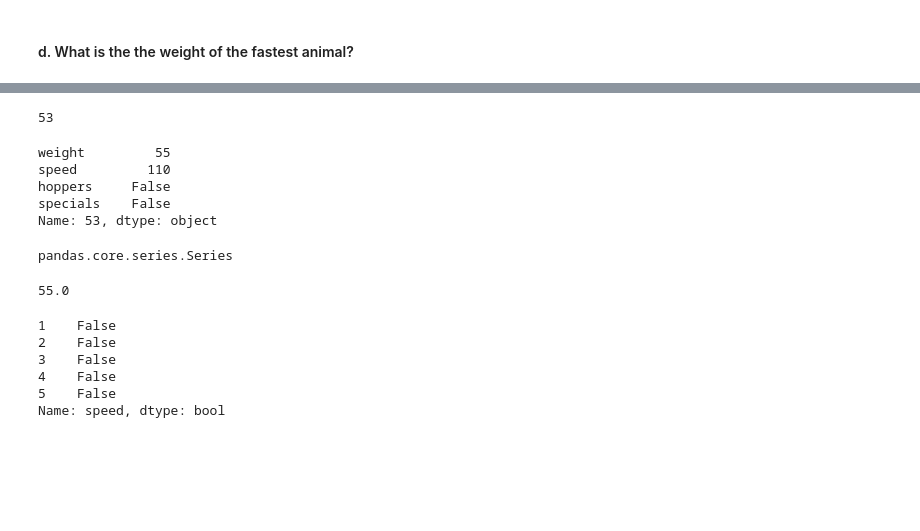
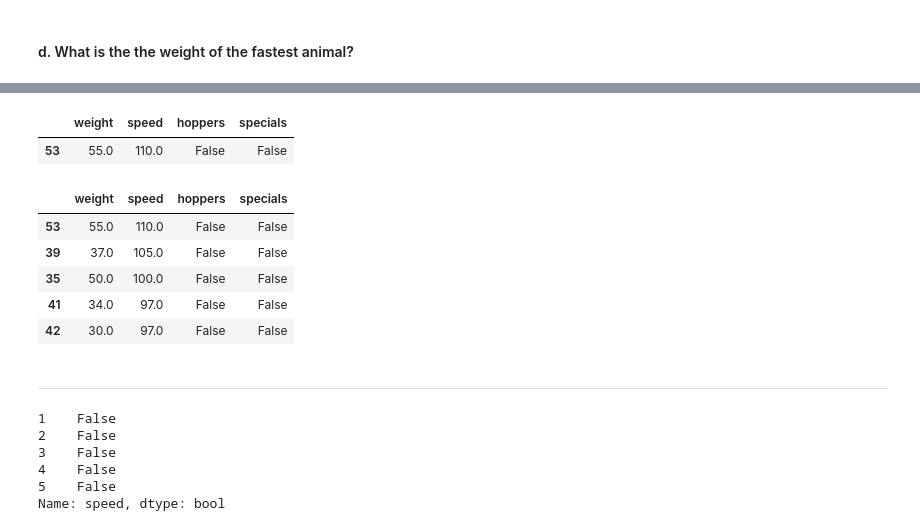
Before and after one commit to faithkane3/e_python, a Jupyter notebook: dataframes_exercise_walkthrough.ipynb, the cells around one changed output, grey strips where cells are left out. Drawn from its saved outputs; the diff is of its cells as text; code cells hidden in the pictures; blank space fills up the shorter version.

```diff
--- a/dataframes_exercise_walkthrough.ipynb
+++ b/dataframes_exercise_walkthrough.ipynb
@@ -1032,29 +1068,23 @@ Name: speed, dtype: int64
-# %%
-# This returns the index LABEL, not the integer position, and that's why I'm using .loc below. `df.loc[row_label]`
-
-mammals.speed.idxmax()
-# %% [output]
-53
-# %%
-# I can isolate that observation/mammal using the `.loc` indexer and `.idxmax()` method.
-
-mammals.loc[mammals.speed.idxmax()]
-# %% [output]
-weight         55
-speed         110
-hoppers     False
-specials    False
-Name: 53, dtype: object
-# %%
-# You guessed it; it's a Series! I can access any of those index labels or values.
-
-type(mammals.loc[mammals.speed.idxmax()])
-# %% [output]
-pandas.core.series.Series
-# %%
-mammals.loc[mammals.speed.idxmax()].weight
-# %% [output]
-55.0
+# %%
+# I can use nlargest on the speed column and return all fastest observations.
+
+mammals.nlargest(1, 'speed', keep='all')
+# %% [output]
+|  | weight | speed | hoppers | specials |
+| 53 | 55.0 | 110.0 | False | False |
+# %%
+# I can validate that there is one mammal with the fastest 110 km speed.
+
+mammals.sort_values(by='speed', ascending=False).head()
+# %% [output]
+|  | weight | speed | hoppers | specials |
+| 53 | 55.0 | 110.0 | False | False |
+| 39 | 37.0 | 105.0 | False | False |
+| 35 | 50.0 | 100.0 | False | False |
+| 41 | 34.0 | 97.0 | False | False |
+| 42 | 30.0 | 97.0 | False | False |
+# %% [markdown]
+___
 # %%
 # OR -> I can create a boolan Series to filter for observations that match the max speed.
 
```
Also changed, not shown: parts of 58 cells of this notebook.
